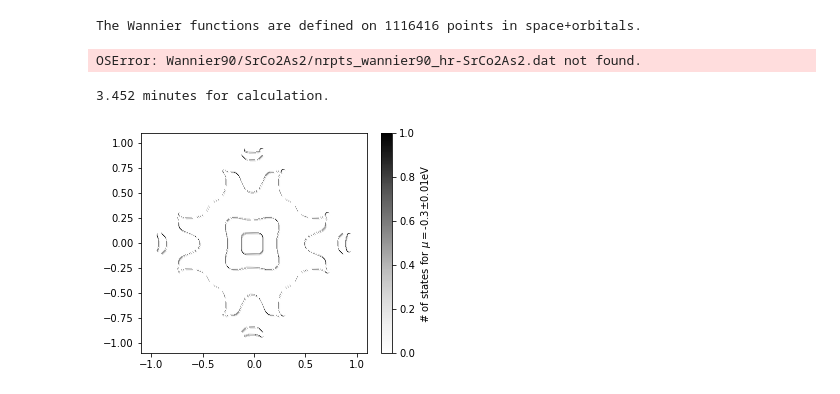
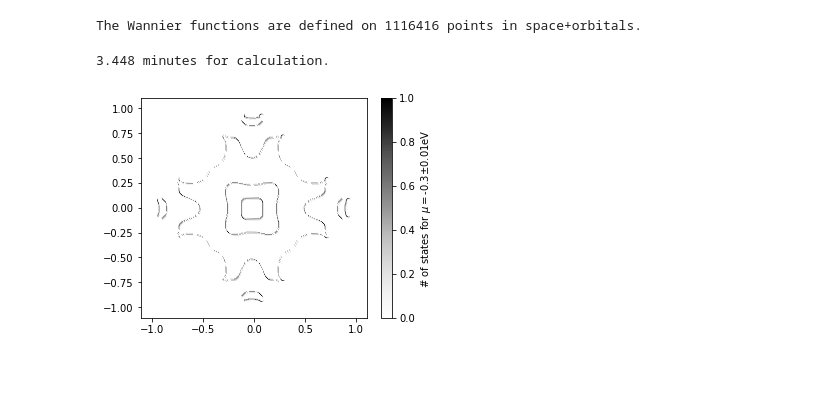
Before and after one commit to Orth-Research/RPA_SrCo2As2, a Jupyter notebook: figures_scripts/Fig12_Fermi_surfaces.ipynb, the cells around one changed output. Saved outputs shown, nothing was run; the diff lists cells and outputs as text; code cells hidden in the pictures.

```diff
--- a/figures_scripts/Fig12_Fermi_surfaces.ipynb
+++ b/figures_scripts/Fig12_Fermi_surfaces.ipynb
@@ -9,7 +10,7 @@ orb = 16 #number of bands/orbitals
 # %%
 #Importing Wannier90 Hamiltonian
 
-path = "C:/Users/nedic/Documents/GitHub/RPA_SrCo2As2/Wannier90/SrCo2As2/"
+path = "C:/Users/amnedic/Documents/GitHub/RPA_SrCo2As2/Wannier90/SrCo2As2/"
 latHam_data = np.genfromtxt(path+'ham_wannier90_hr-SrCo2As2.dat')
 L = len(latHam_data)
 print('The Wannier functions are defined on', L, 'points in space+orbitals.')
@@ -25,11 +26,10 @@ for i in range(0, L):
     list_nm.append([int(latHam_data[[i]][0][3]), int(latHam_data[[i]][0][4])])
     list_re_im.append(latHam_data[[i]][0][5] + 1j*latHam_data[[i]][0][6])
 
-weights_data = np.genfromtxt('Wannier90/SrCo2As2/nrpts_wannier90_hr-SrCo2As2.dat', delimiter='\n', dtype=str) #importing weights from Wannier90 output
+weights_data = np.genfromtxt(path+'nrpts_wannier90_hr-SrCo2As2.dat', delimiter='\n', dtype=str) #importing weights from Wannier90 output
 weights_data_str = [str(t).split() for t in weights_data]
 c_weights_list = [1/int(item) for sublist in weights_data_str for item in sublist]  #c_weights_list is a flat list containing 1/weights
 w = len(c_weights_list)
 # %% [output]
 The Wannier functions are defined on 1116416 points in space+orbitals.
-OSError: Wannier90/SrCo2As2/nrpts_wannier90_hr-SrCo2As2.dat not found.
 # %%
@@ -73,5 +73,7 @@ for t2 in range(N+1):
         klist_2D1.append(kprim)
 # %%
+#Fermi surface for a given value of electron filling x
+
 start_time = time.time();
 energylist = energy(klist_2D1)
 ener = energylist[0]
@@ -79,46 +81,45 @@ print(round((time.time()-start_time)/60, 3), 'minutes for calculation.');
 
 ener_mu = []
 #mu=6.269 #x=0
+#xs=0
+
 #mu=6.269-0.075 #x=-0.2
+#xs=0.2
+
 mu=6.269-0.129 #x=-0.3
 xs=-0.3
+
 for E in ener:
     E = E-mu
     ener_mu.append(E)
 # %% [output]
-3.452 minutes for calculation.
+3.448 minutes for calculation.
 # %%
+#Fermi surface - plotting
+
 x=[]
 y=[]
 z=[]
-window=0.005
+window=0.005 #specified energy-window
 for i in range(N+1):
     for j in range(1,N+2):
         it = (N+1)*i+j-1
         en = ener_mu[it]
         enum = 0
         for l in range(orb):
             if en[l]<window and en[l]>-window:
                 enum += 1
-#         x.append(k_val1[i])
-#         y.append(k_val1[j-1])
-#         z.append(enum)
         x.append(kxyz_list[it][0])
         y.append(kxyz_list[it][1])
         z.append(enum)
 
-window=0.01
 width = 1.5*3.375
 height = 0.8*width
 fig = plt.figure(1, figsize = [width,height])
 ax = fig.add_subplot(111)
-#ax.set_xticks([0,0.25,0.5,0.75,1])
-#ax.set_xticklabels(['-$\pi$', '-$\pi/2$', 0,'$\pi/2$', '$\pi$'], fontsize=12)
-#ax.set_yticks([0,0.25,0.5,0.75,1])
-#ax.set_yticklabels(['-$\pi$', '-$\pi/2$', 0,'$\pi/2$', '$\pi$'], fontsize=12)
 FS=ax.scatter(x, y, c=z, cmap='Greys', s=10)
 fig.colorbar(FS, label='# of states for $\mu=$'+str(xs)+'$\pm$'+str(window)+'eV')
-fig.savefig('FS_x='+str(xs)+'_kz='+str(kz)+'_window='+str(window)+'eV.png', dpi=200)
+#fig.savefig('FS_x='+str(xs)+'_kz='+str(kz)+'_window='+str(window)+'eV.png', dpi=200)
 plt.show()
 # %% [output]
-[figure, old version]
+[figure, new version]
```
Also changed, not shown: parts of 6 cells of this notebook.
